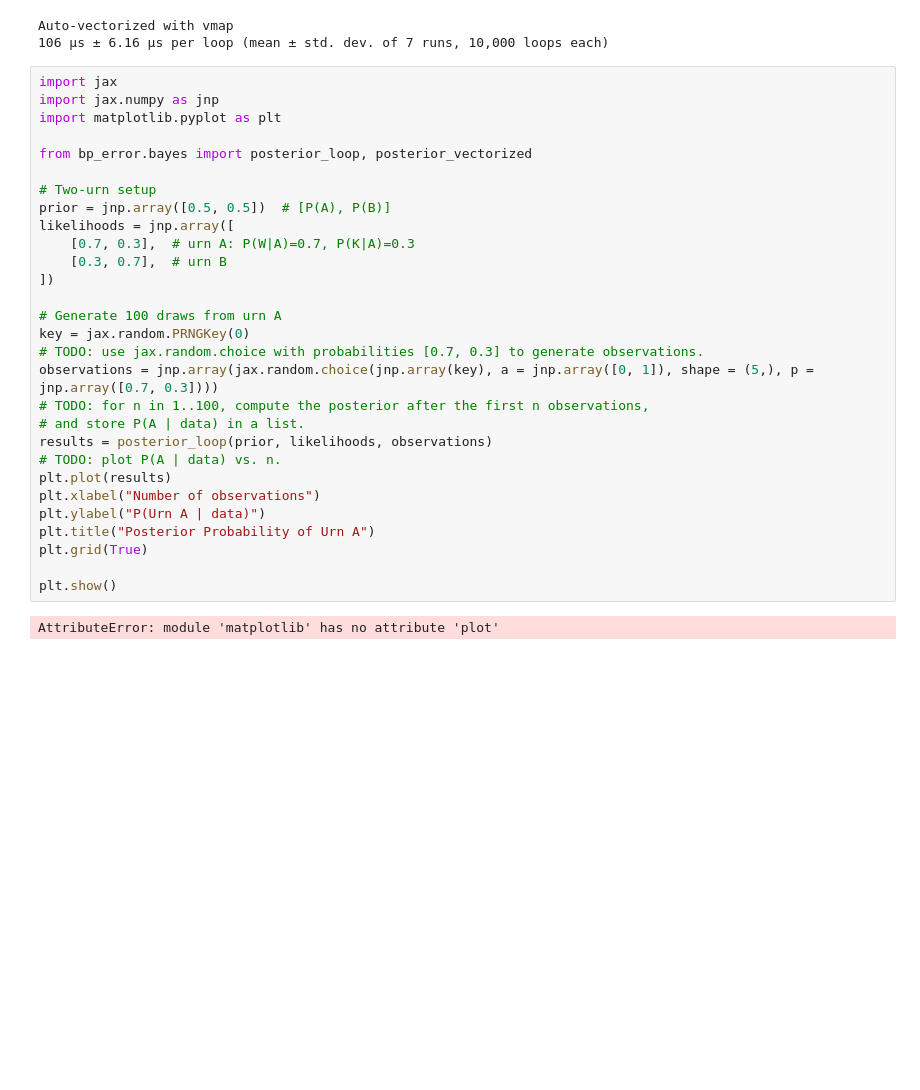
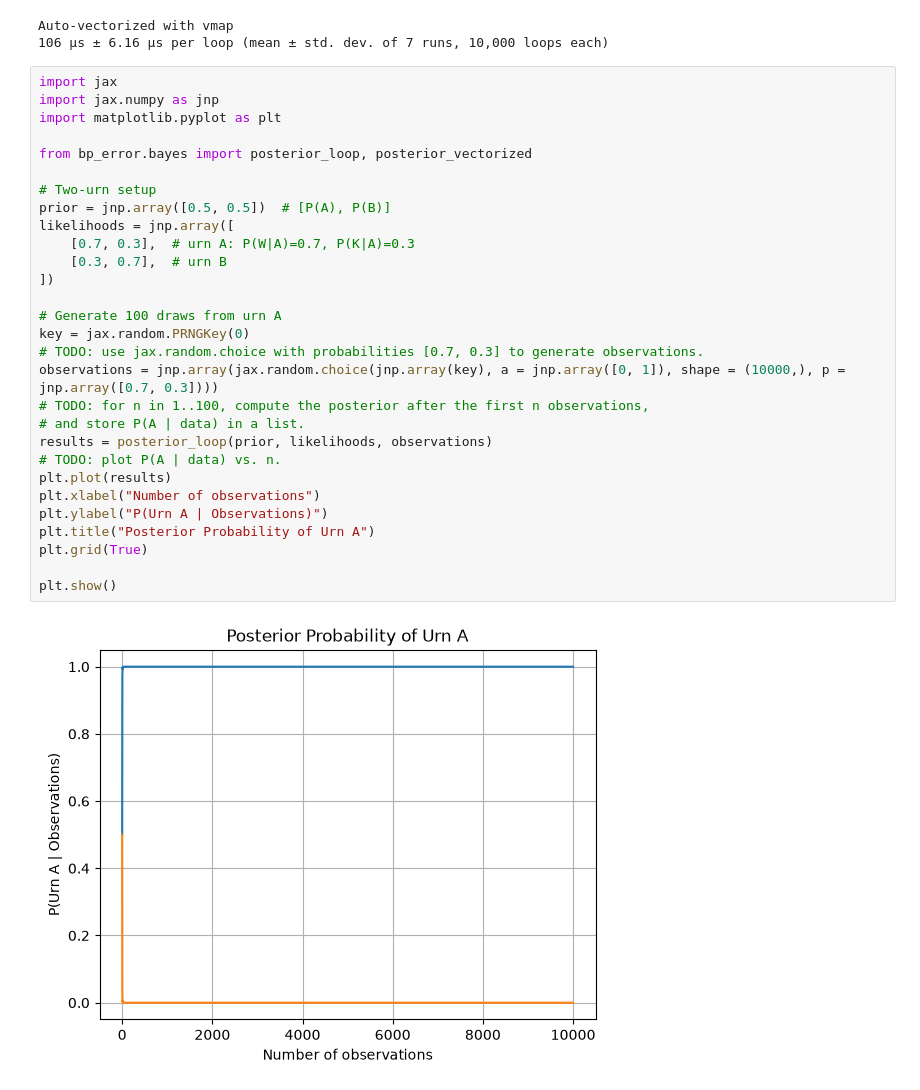
Before and after one commit to ryanotieno/belief-propagation-error, a Jupyter notebook: notebooks/practice.ipynb, the cells around one changed output. Saved outputs shown, nothing was run; the diff lists cells and outputs as text; blank space fills up the shorter version.

```diff
--- a/notebooks/practice.ipynb
+++ b/notebooks/practice.ipynb
@@ -299,31 +299,31 @@ Auto-vectorized with vmap
 # %%
 import jax
 import jax.numpy as jnp
 import matplotlib.pyplot as plt
 
 from bp_error.bayes import posterior_loop, posterior_vectorized
 
 # Two-urn setup
 prior = jnp.array([0.5, 0.5])  # [P(A), P(B)]
 likelihoods = jnp.array([
     [0.7, 0.3],  # urn A: P(W|A)=0.7, P(K|A)=0.3
     [0.3, 0.7],  # urn B
 ])
 
 # Generate 100 draws from urn A
 key = jax.random.PRNGKey(0)
 # TODO: use jax.random.choice with probabilities [0.7, 0.3] to generate observations.
-observations = jnp.array(jax.random.choice(jnp.array(key), a = jnp.array([0, 1]), shape = (5,), p = jnp.array([0.7, 0.3])))
+observations = jnp.array(jax.random.choice(jnp.array(key), a = jnp.array([0, 1]), shape = (10000,), p = jnp.array([0.7, 0.3])))
 # TODO: for n in 1..100, compute the posterior after the first n observations,
 # and store P(A | data) in a list.
 results = posterior_loop(prior, likelihoods, observations)
 # TODO: plot P(A | data) vs. n.
 plt.plot(results)
 plt.xlabel("Number of observations")
-plt.ylabel("P(Urn A | data)")
+plt.ylabel("P(Urn A | Observations)")
 plt.title("Posterior Probability of Urn A")
 plt.grid(True)
 
 plt.show()
 # %% [output]
-AttributeError: module 'matplotlib' has no attribute 'plot'
+[figure, added]
```
Also changed, not shown: parts of 3 cells of this notebook, 1 other file.
